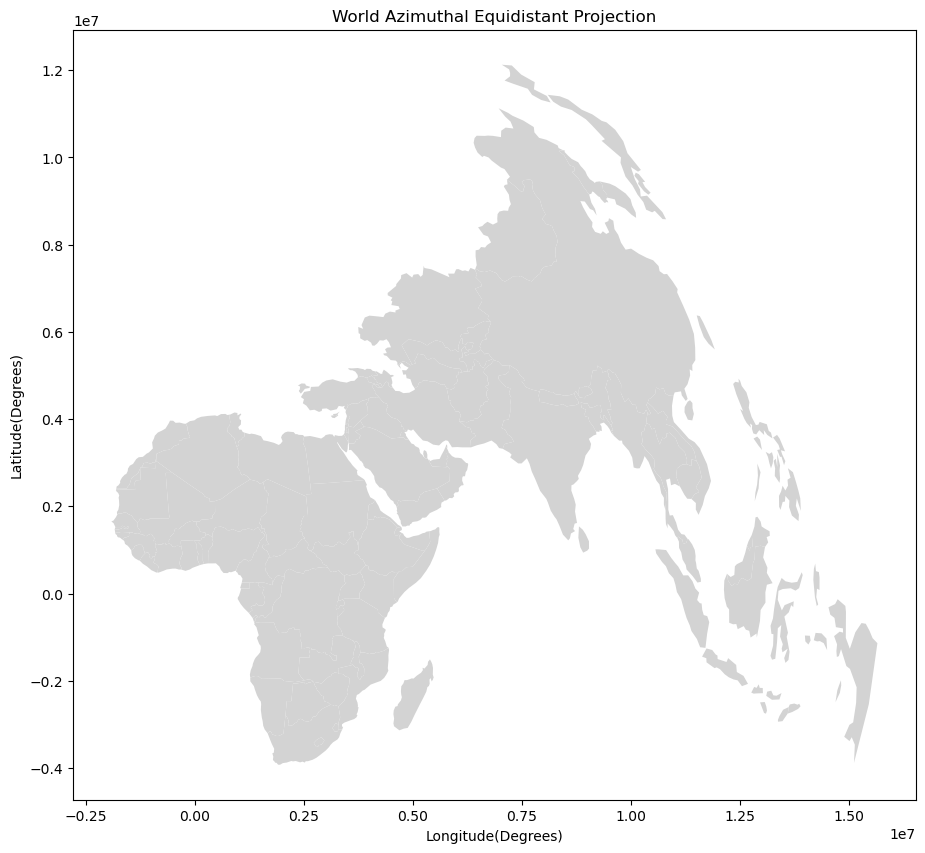
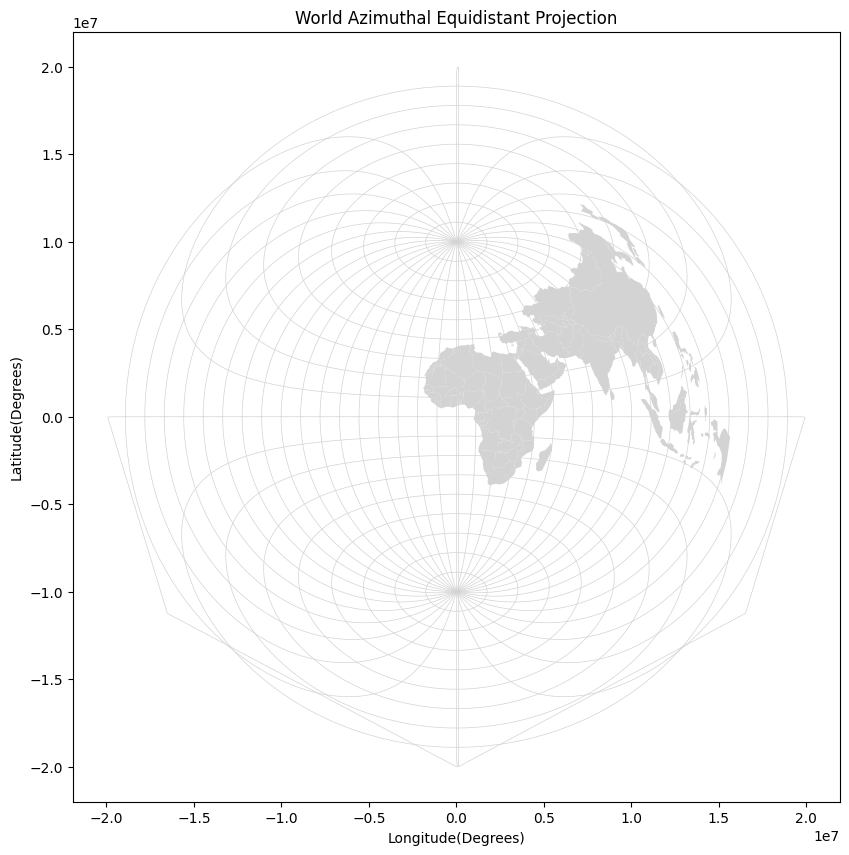
Unified diff of the notebook cell whose output changed from the first chart to the second:
--- before
+++ after
@@ -1,5 +1,7 @@
 africa_54032 = africa.to_crs('ESRI:54032')
+grat_54032 = grat.to_crs('ESRI:54032')
 fig, ax = plt.subplots(figsize=(12,10))
 africa_54032.plot(ax=ax, color="lightgray")
+grat_54032.plot(ax=ax, color="lightgray", linewidth=0.5)
 
 ax.set(xlabel="Longitude(Degrees)",

Commit: chapter 4-half